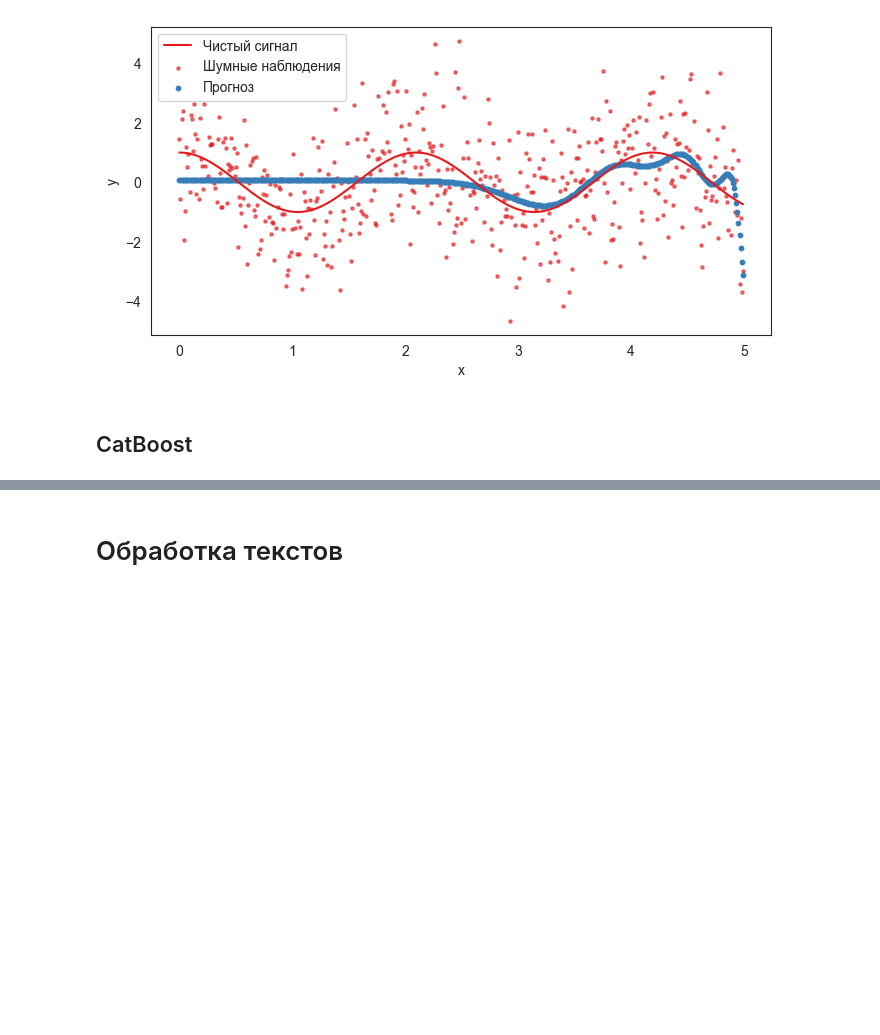
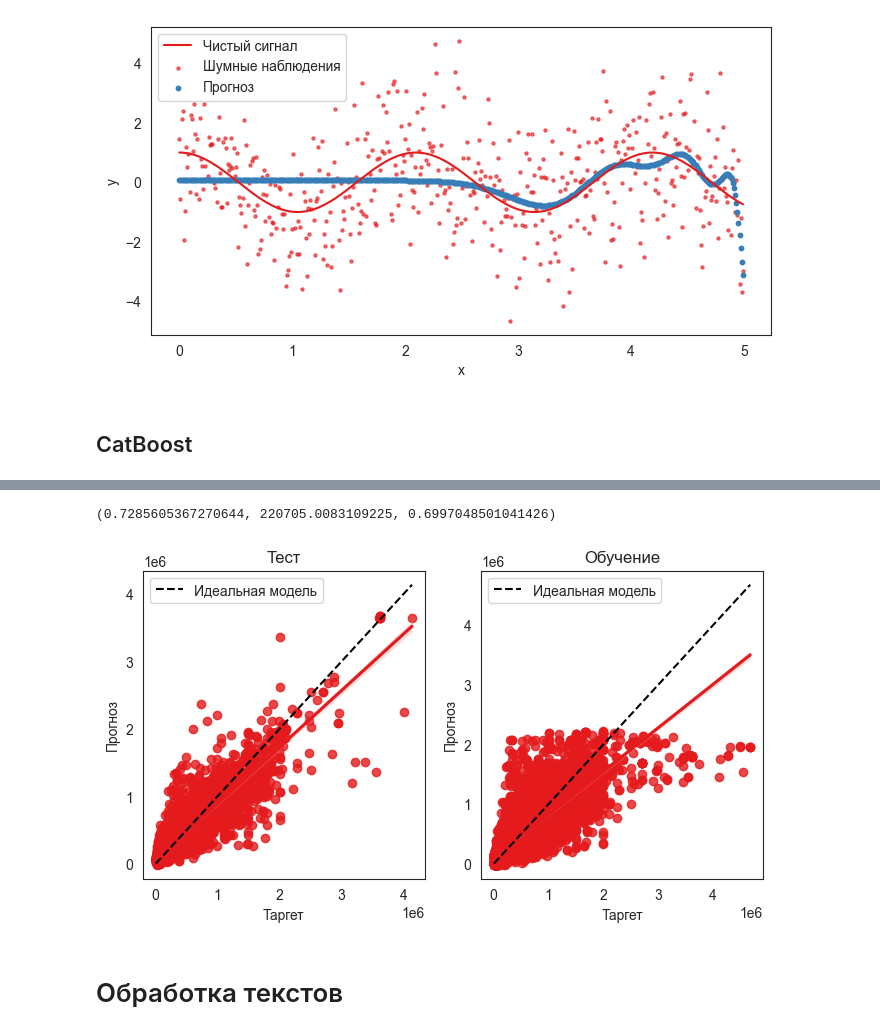
Before and after one commit to mgolovstik/sirius-school-proj, a Jupyter notebook: analytics/3. Моделирование (baseline).ipynb, the cells around one changed output, grey strips where cells are left out. Cells and saved outputs as stored; diff of their text form; code cells hidden in the pictures; blank space fills up the shorter version.

```diff
--- a/analytics/3. Моделирование (baseline).ipynb
+++ b/analytics/3. Моделирование (baseline).ipynb
@@ -303,18 +326,18 @@ r2_score(y_test, y_test_pred), rmse(y_test, y_test_pred), mape(y_test, y_test_pr
 # %%
 import seaborn as sns
+def draw_test(y_test, y_test_pred, y_train, y_pred):
+    fig, axis = plt.subplots(ncols=2)
+    sns.regplot(x=y_test, y=y_test_pred, ax=axis[0])
+    sns.regplot(x=y_train, y=y_pred, ax=axis[1])
 
-fig, axis = plt.subplots(ncols=2)
-sns.regplot(x=y_test, y=y_test_pred, ax=axis[0])
-sns.regplot(x=y_train, y=y_pred, ax=axis[1])
+    for i, y_true in enumerate([y_test, y_train]):
+        lims = [np.min(y_true), np.max(y_true)]
+        axis[i].plot(lims, lims, linestyle="--", color="black", label="Идеальная модель")
 
-for i, y_true in enumerate([y_test, y_train]):
-    lims = [np.min(y_true), np.max(y_true)]
-    axis[i].plot(lims, lims, linestyle="--", color="black", label="Идеальная модель")
-
-axis[0].set_title("Тест")
-axis[1].set_title("Обучение")
-for i in [0, 1]:
-    axis[i].set_xlabel("Таргет")
-    axis[i].set_ylabel("Прогноз")
-    axis[i].legend()
-plt.show()
+    axis[0].set_title("Тест")
+    axis[1].set_title("Обучение")
+    for i in [0, 1]:
+        axis[i].set_xlabel("Таргет")
+        axis[i].set_ylabel("Прогноз")
+        axis[i].legend()
+    plt.show()
@@ -478,3 +495,11 @@ r2_score(y_test, y_test_pred), rmse(y_test, y_test_pred), mape(y_test, y_test_pr
+# %%
+r2_score(y_train, y_pred), rmse(y_train, y_pred), mape(y_train, y_pred)
+# %% [output]
+(0.7285605367270644, 220705.0083109225, 0.6997048501041426)
+# %%
+draw_test(y_test, y_test_pred, y_train, y_pred)
+# %% [output]
+[figure, added]
 # %%
 # FIXED_KWARGS = {
 #     'logging_level': 'Silent',
```
Also changed, not shown: parts of 33 cells of this notebook, 8 other files.
